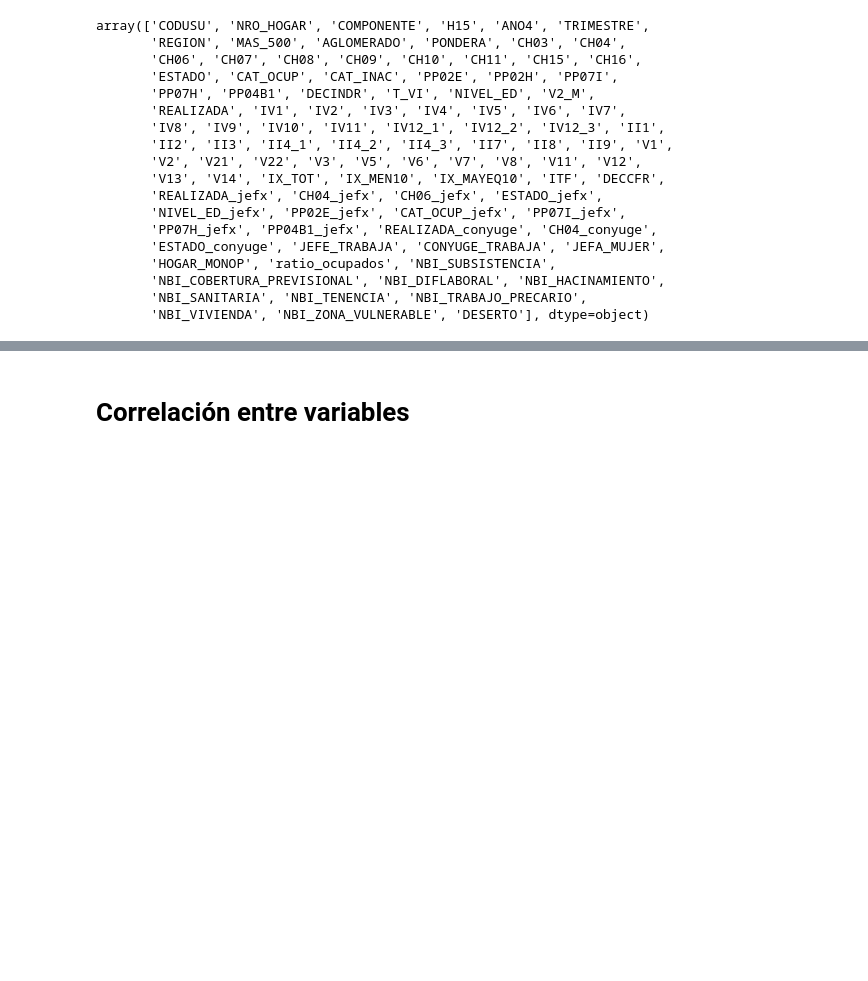
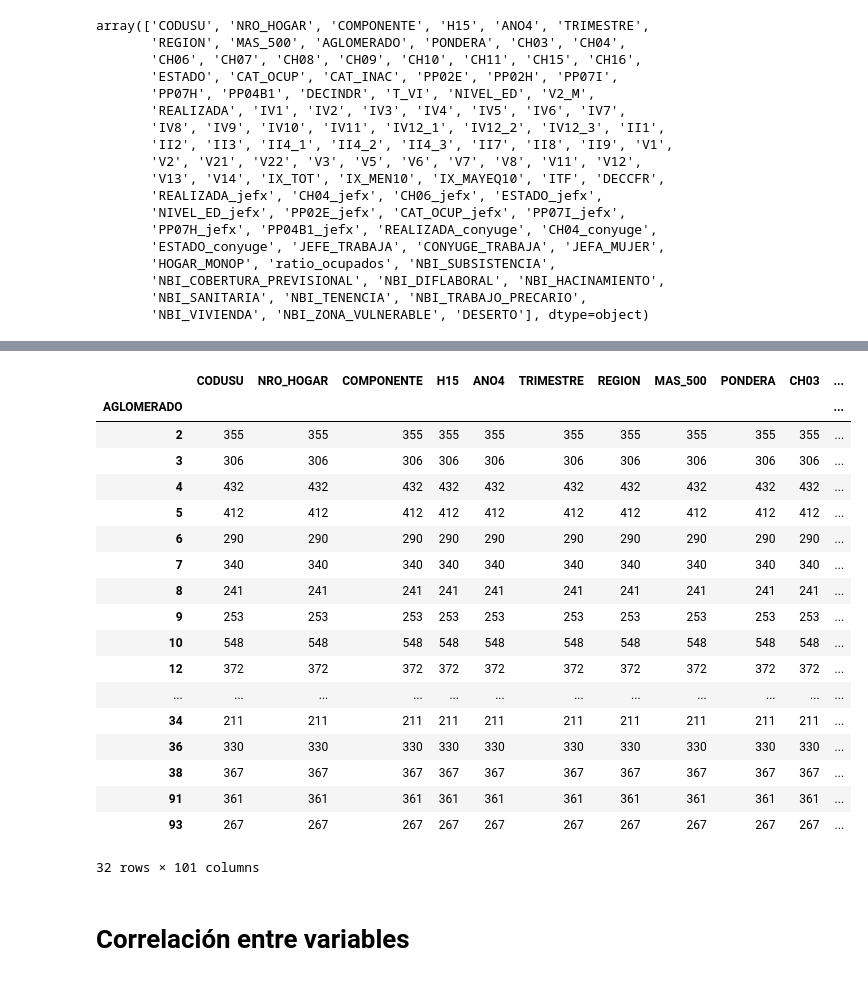
Before and after one commit to lauticouget/desercion_escolar_argentina, a Jupyter notebook: notebooks/transformers.ipynb, the cells around one changed output, grey strips where cells are left out. Cells and saved outputs as stored; diff of their text form; code cells hidden in the pictures; blank space fills up the shorter version.

```diff
--- a/notebooks/imputers.ipynb
+++ b/notebooks/transformers.ipynb
@@ -72,3 +182,25 @@ class_weights
+# %%
+data.groupby('AGLOMERADO', sort=True).count()
+# %% [output]
+|  | CODUSU | NRO_HOGAR | COMPONENTE | H15 | ANO4 | TRIMESTRE | REGION | MAS_500 | PONDERA | CH03 | ... |
+| AGLOMERADO |  |  |  |  |  |  |  |  |  |  | ... |
+| 2 | 355 | 355 | 355 | 355 | 355 | 355 | 355 | 355 | 355 | 355 | ... |
+| 3 | 306 | 306 | 306 | 306 | 306 | 306 | 306 | 306 | 306 | 306 | ... |
+| 4 | 432 | 432 | 432 | 432 | 432 | 432 | 432 | 432 | 432 | 432 | ... |
+| 5 | 412 | 412 | 412 | 412 | 412 | 412 | 412 | 412 | 412 | 412 | ... |
+| 6 | 290 | 290 | 290 | 290 | 290 | 290 | 290 | 290 | 290 | 290 | ... |
+| 7 | 340 | 340 | 340 | 340 | 340 | 340 | 340 | 340 | 340 | 340 | ... |
+| 8 | 241 | 241 | 241 | 241 | 241 | 241 | 241 | 241 | 241 | 241 | ... |
+| 9 | 253 | 253 | 253 | 253 | 253 | 253 | 253 | 253 | 253 | 253 | ... |
+| 10 | 548 | 548 | 548 | 548 | 548 | 548 | 548 | 548 | 548 | 548 | ... |
+| 12 | 372 | 372 | 372 | 372 | 372 | 372 | 372 | 372 | 372 | 372 | ... |
+| ... | ... | ... | ... | ... | ... | ... | ... | ... | ... | ... | ... |
+| 34 | 211 | 211 | 211 | 211 | 211 | 211 | 211 | 211 | 211 | 211 | ... |
+| 36 | 330 | 330 | 330 | 330 | 330 | 330 | 330 | 330 | 330 | 330 | ... |
+| 38 | 367 | 367 | 367 | 367 | 367 | 367 | 367 | 367 | 367 | 367 | ... |
+| 91 | 361 | 361 | 361 | 361 | 361 | 361 | 361 | 361 | 361 | 361 | ... |
+| 93 | 267 | 267 | 267 | 267 | 267 | 267 | 267 | 267 | 267 | 267 | ... |
+32 rows × 101 columns
 # %% [markdown]
 # Correlación entre variables
 # %%
```
Also changed, not shown: parts of 17 cells of this notebook, 1 other file.
